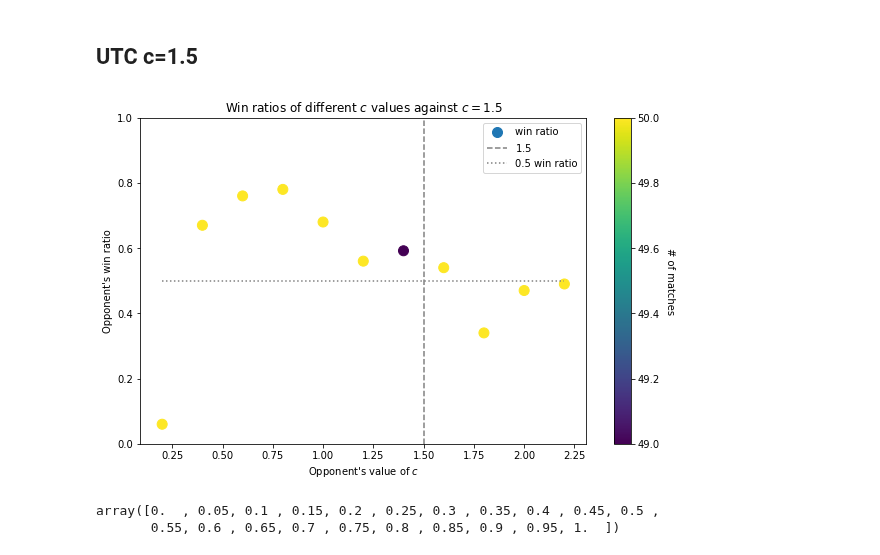
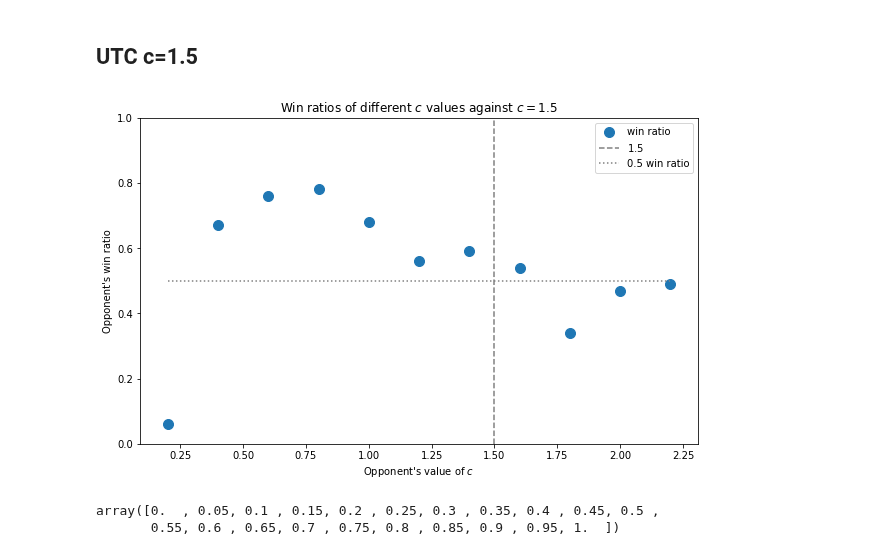
Before and after one commit to C4ptainCrunch/thesis, a Jupyter notebook: source/notebooks/query-cloudwatch.ipynb, the cells around one changed output. Saved outputs shown, nothing was run; the diff lists cells and outputs as text; code cells hidden in the pictures.

```diff
--- a/source/notebooks/query-cloudwatch.ipynb
+++ b/source/notebooks/query-cloudwatch.ipynb
@@ -196,29 +196,31 @@ grouped = uct.groupby('c').winner.agg(['mean', 'count'])
 # %%
 plt.figure(figsize=(10, 6))
 
 plt.scatter(
     grouped.index,
     grouped['mean'],
-    c=grouped['count'],
+    #c=grouped['count'],
     label='win ratio',
     s=100
 )
 
 plt.vlines(1.5, 0, 1, linestyles='dashed', label="$1.5$", color="grey")
 plt.hlines(0.5, grouped.index.min() , grouped.index.max(), linestyles='dotted', label="0.5 win ratio", color="grey")
 plt.legend()
-cb = plt.colorbar()
-cb.set_label('# of matches', rotation=270)
+#cb = plt.colorbar()
+#cb.set_label('# of matches', rotation=270)
 #cb.ax.set_yticklabels([int(i) for i in cb.get_ticks()])
-cb.ax.get_yaxis().labelpad = 15
+#cb.ax.get_yaxis().labelpad = 15
 
 plt.ylim(0, 1)
 
 plt.title("Win ratios of different $c$ values against $c = 1.5$");
 plt.xlabel("Opponent's value of $c$")
 plt.ylabel("Opponent's win ratio");
+
+plt.savefig("uct-c-15.png")
 # %% [output]
-[figure, old version]
+[figure, new version]
 # %%
 np.linspace(0, 1, 21)
 # %% [output]
```
Also changed, not shown: parts of 2 cells of this notebook, 16 other files.
